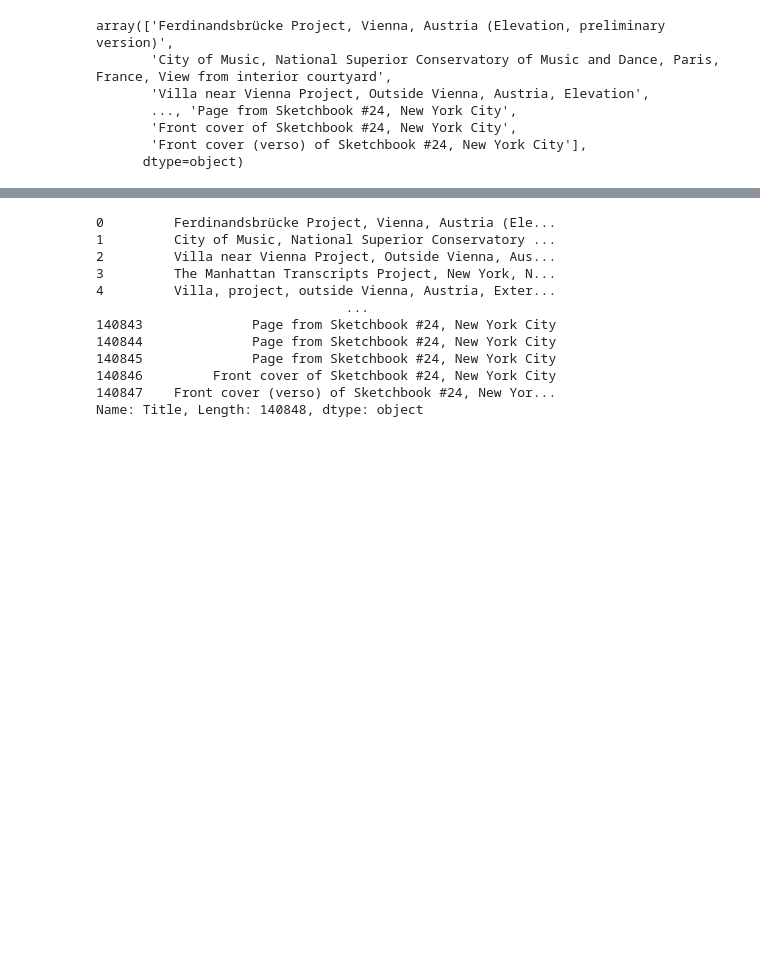
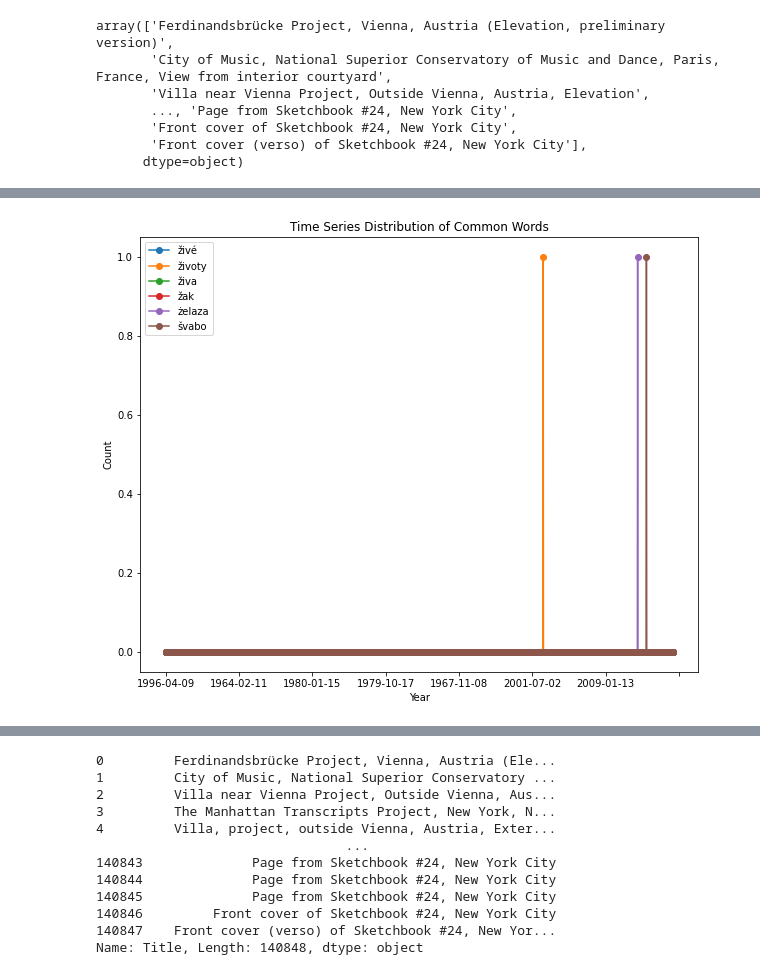
Before and after one commit to Data-Epic/Ghost_Warriors, a Jupyter notebook: Project4/Analysis.ipynb, the cells around one changed output, grey strips where cells are left out. Cells and saved outputs as stored; diff of their text form; code cells hidden in the pictures; blank space fills up the shorter version.

```diff
--- a/Project4/Analysis.ipynb
+++ b/Project4/Analysis.ipynb
@@ -818,0 +807,27 @@ artworks_df.describe()
+# %%
+import pandas as pd
+import matplotlib.pyplot as plt
+
+# Assuming you have a DataFrame named artworks_df with 'DateAcquired' and 'Title' columns
+
+# List of common words
+
+# Create a new DataFrame for counts
+word_counts_df = pd.DataFrame(index=artworks_df['DateAcquired'].unique(), columns=common_words)
+word_counts_df = word_counts_df.fillna(0)
+
+# Iterate through rows and update counts
+for _, row in artworks_df.iterrows():
+    for word in common_words:
+        if word in row['Title']:
+            year = row['DateAcquired']
+            word_counts_df.at[year, word] += 1
+
+# Plot time series distribution
+word_counts_df.plot(figsize=(10, 8), marker='o')
+plt.title('Time Series Distribution of Common Words')
+plt.xlabel('Year')
+plt.ylabel('Count')
+plt.show()
+# %% [output]
+[figure, added]
```
Also changed, not shown: parts of 87 cells of this notebook.
